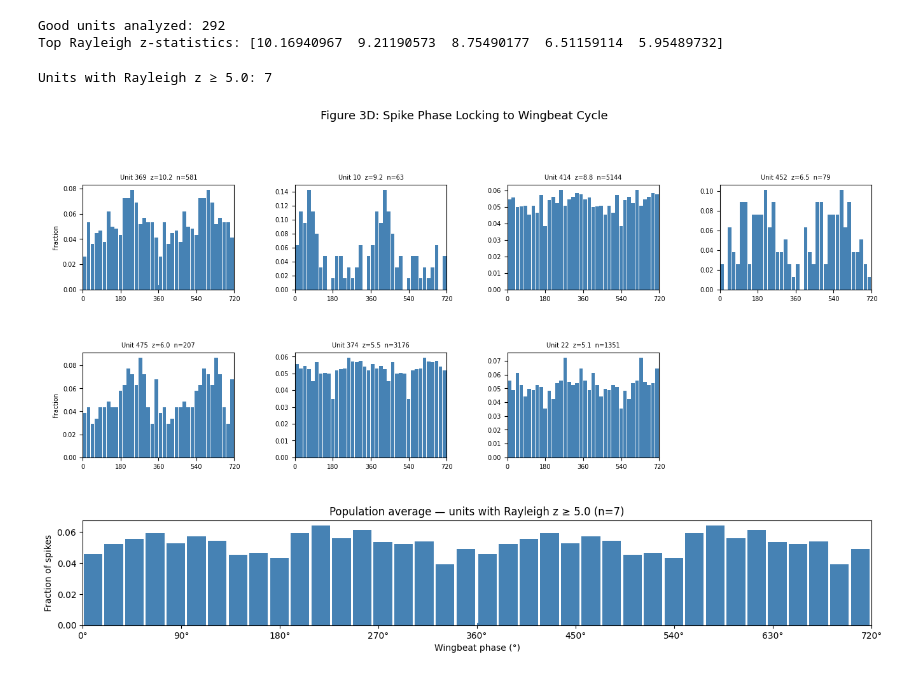
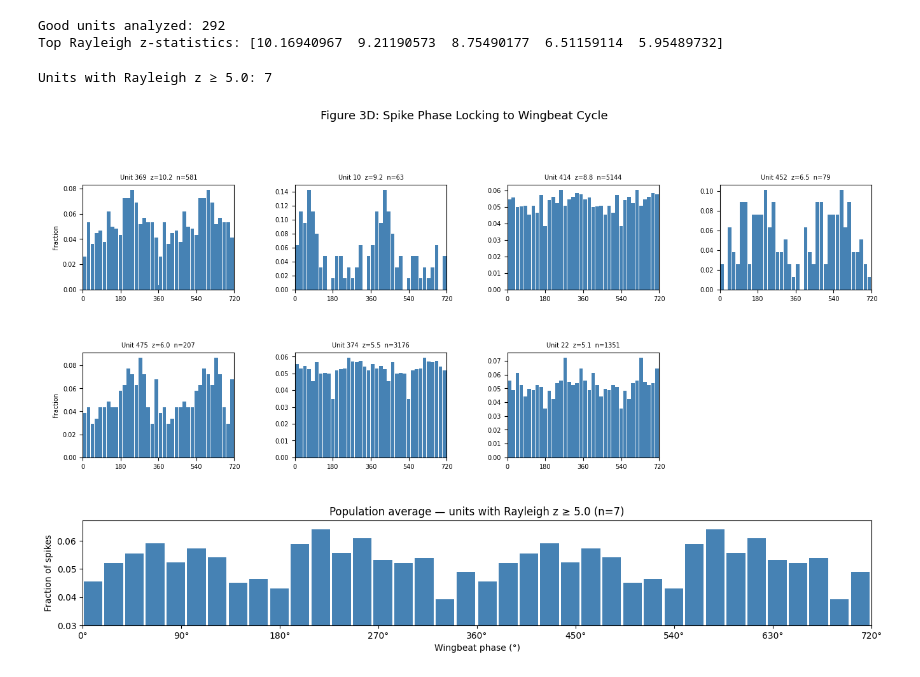
Before and after one commit to catalystneuro/yartsev-lab-to-nwb, a Jupyter notebook: notebooks/demo_visualizations.ipynb, the cells around one changed output. Cells and saved outputs as stored; diff of their text form; code cells hidden in the pictures.

Commit message:
Updated ylims

```diff
--- a/notebooks/demo_visualizations.ipynb
+++ b/notebooks/demo_visualizations.ipynb
@@ -804,31 +804,32 @@ for plot_index, top_index in enumerate(top_passing_indices):
     axes.set_xticklabels(["0", "180", "360", "540", "720"], fontsize=7)
     axes.tick_params(axis="y", labelsize=7)
     axes.set_title(
         f"Unit {valid_unit_indices[top_index]}  z={rayleigh_statistics[top_index]:.1f}  n={len(spike_phase_lists[top_index])}",
         fontsize=7
     )
     if column == 0:
         axes.set_ylabel("Fraction", fontsize=7)
 
 # Population average spanning full bottom row
 axes_population = figure.add_subplot(grid_spec[number_of_example_rows, :])
 y_population_two_cycles = np.concatenate([population_average_histogram, population_average_histogram])
 axes_population.bar(
     x_two_cycles, y_population_two_cycles,
     width=bin_size_degrees * 0.9, color="steelblue", edgecolor="none"
 )
 axes_population.set_xlim([0, 720])
 axes_population.set_xticks([0, 90, 180, 270, 360, 450, 540, 630, 720])
 axes_population.set_xticklabels(["0°", "90°", "180°", "270°", "360°", "450°", "540°", "630°", "720°"])
 axes_population.set_xlabel("Wingbeat phase (°)")
 axes_population.set_ylabel("Fraction of spikes")
 axes_population.set_title(
     f"Population average — units with Rayleigh z ≥ {rayleigh_z_threshold} (n={len(passing_indices)})"
 )
+axes_population.set_ylim([0.03, population_average_histogram.max() * 1.05])
 
 figure.suptitle("Figure 3D: Spike Phase Locking to Wingbeat Cycle", fontsize=13, y=1.01)
 plt.tight_layout()
 plt.show()
 # %% [output]
 Units with Rayleigh z ≥ 5.0: 7
-[figure, old version]
+[figure, new version]
```
